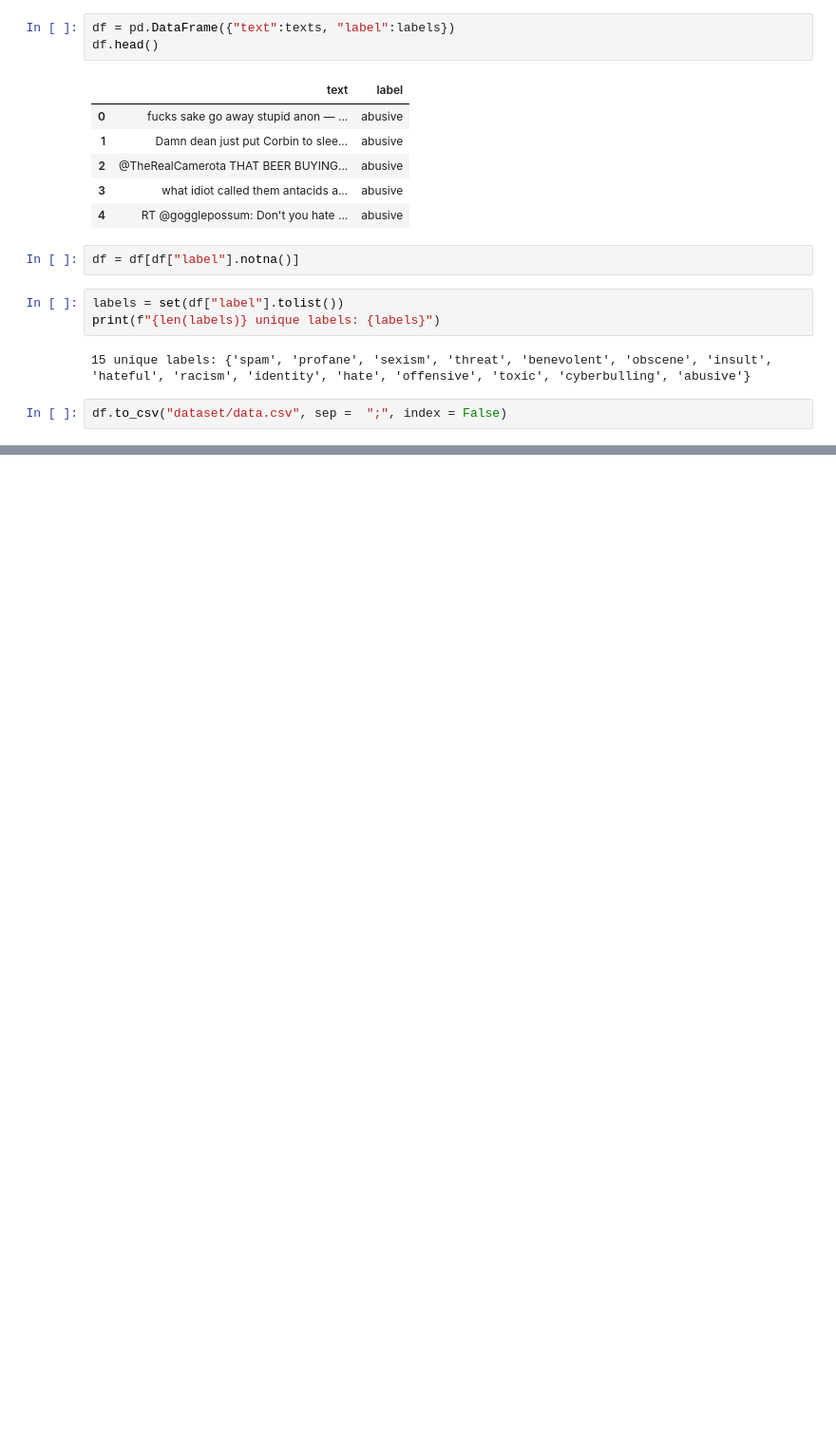
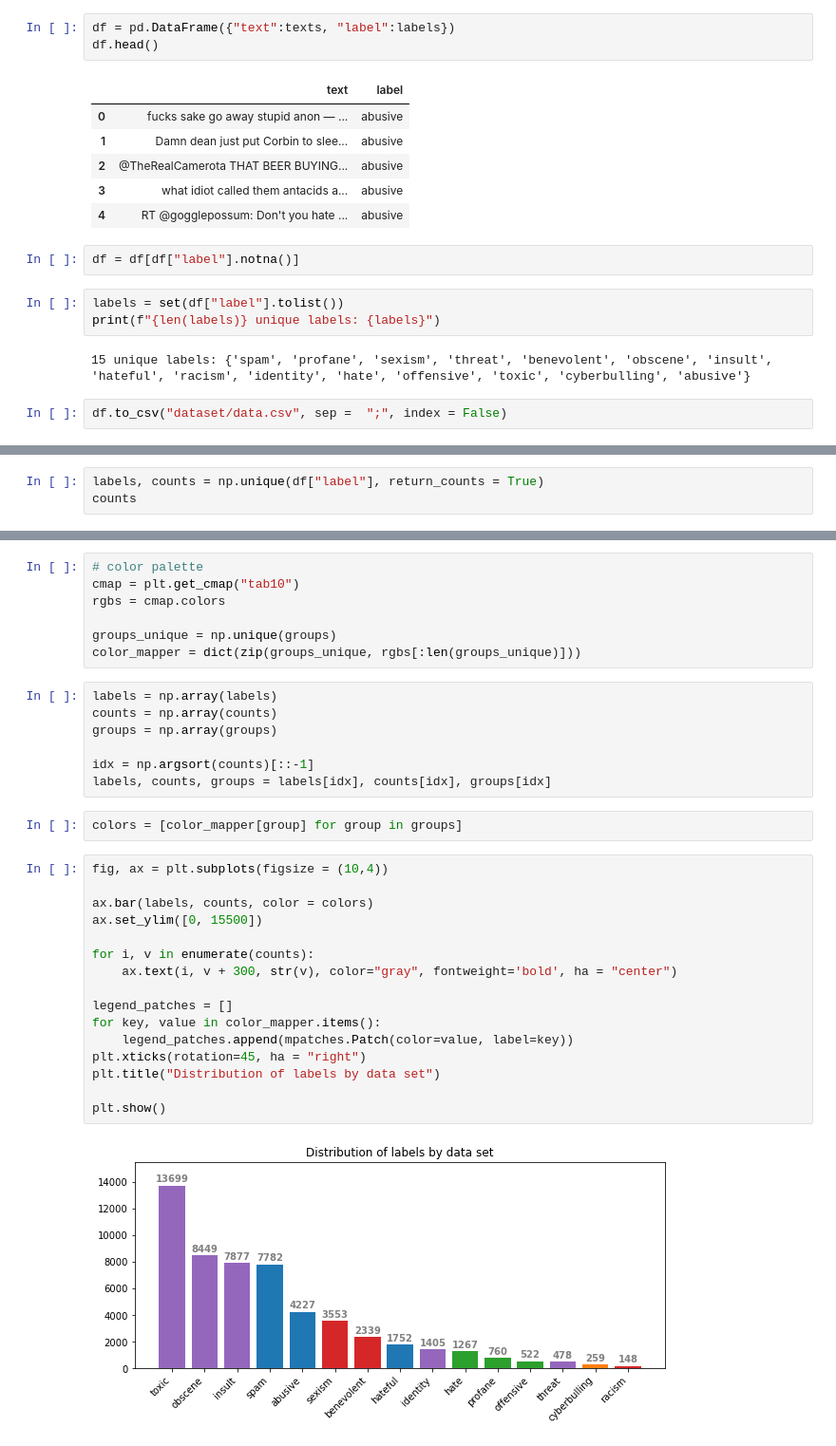
Before and after one commit to masakljun/nlp-project, a Jupyter notebook: code/03_merge.ipynb, the cells around one changed output, grey strips where cells are left out. Shown at 95% size. Cells and saved outputs as stored; diff of their text form; blank space fills up the shorter version.

Commit message:
Merged distribution plot

```diff
--- a/code/03_merge.ipynb
+++ b/code/03_merge.ipynb
@@ -104,0 +121,3 @@ df.to_csv("dataset/data.csv", sep =  ";", index = False)
+# %%
+labels, counts = np.unique(df["label"], return_counts = True)
+counts
@@ -104,0 +170,34 @@ df.to_csv("dataset/data.csv", sep =  ";", index = False)
+# %%
+# color palette
+cmap = plt.get_cmap("tab10")
+rgbs = cmap.colors
+
+groups_unique = np.unique(groups)
+color_mapper = dict(zip(groups_unique, rgbs[:len(groups_unique)]))
+# %%
+labels = np.array(labels)
+counts = np.array(counts)
+groups = np.array(groups)
+
+idx = np.argsort(counts)[::-1]
+labels, counts, groups = labels[idx], counts[idx], groups[idx]
+# %%
+colors = [color_mapper[group] for group in groups]
+# %%
+fig, ax = plt.subplots(figsize = (10,4))
+
+ax.bar(labels, counts, color = colors)
+ax.set_ylim([0, 15500])
+
+for i, v in enumerate(counts):
+    ax.text(i, v + 300, str(v), color="gray", fontweight='bold', ha = "center")
+
+legend_patches = []
+for key, value in color_mapper.items():
+    legend_patches.append(mpatches.Patch(color=value, label=key))
+plt.xticks(rotation=45, ha = "right")
+plt.title("Distribution of labels by data set")
+
+plt.show()
+# %% [output]
+[figure, added]
```
Also changed, not shown: parts of 12 cells of this notebook, 2 other files.
